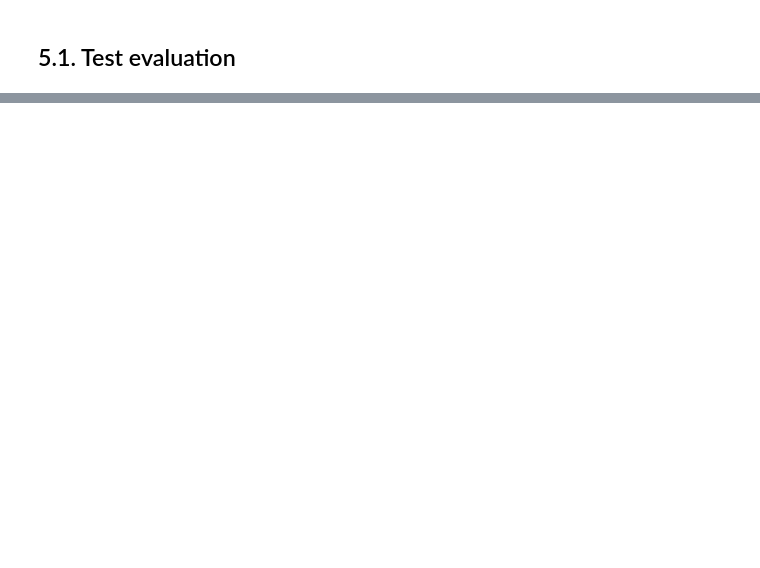
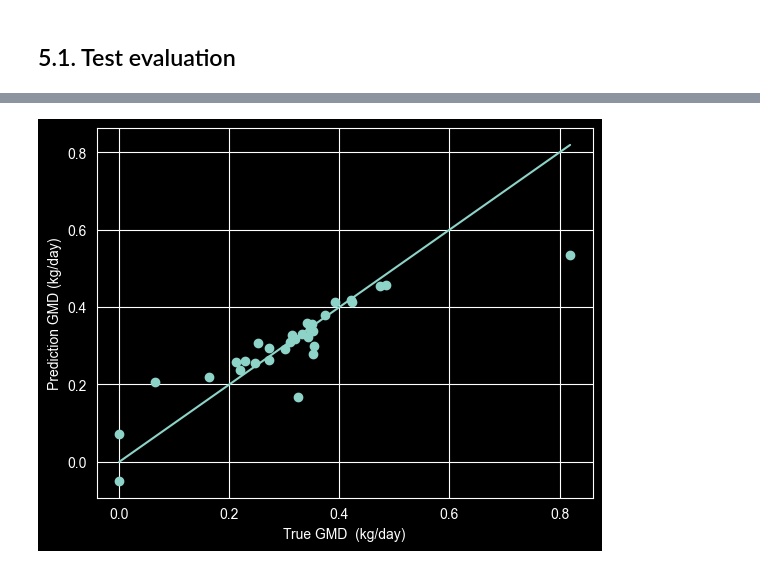
Before and after one commit to eulergomees/dnn_cattle_weight_gain, a Jupyter notebook: dnn_cattle_weight_gain.ipynb, the cells around one changed output, grey strips where cells are left out. Saved outputs shown, nothing was run; the diff lists cells and outputs as text; code cells hidden in the pictures; blank space fills up the shorter version.

```diff
--- a/dnn_cattle_weight_gain.ipynb
+++ b/dnn_cattle_weight_gain.ipynb
@@ -446,0 +453,11 @@ plt.show()
+# %%
+plt.figure()
+plt.scatter(y_true, y_hat)
+plt.plot([y_true.min(), y_true.max()],
+         [y_true.min(), y_true.max()])
+plt.xlabel("True GMD  (kg/day)")
+plt.ylabel("Prediction GMD (kg/day)")
+plt.grid(True)
+plt.show()
+# %% [output]
+[figure, added]
```
Also changed, not shown: parts of 9 cells of this notebook, 1 other file.
